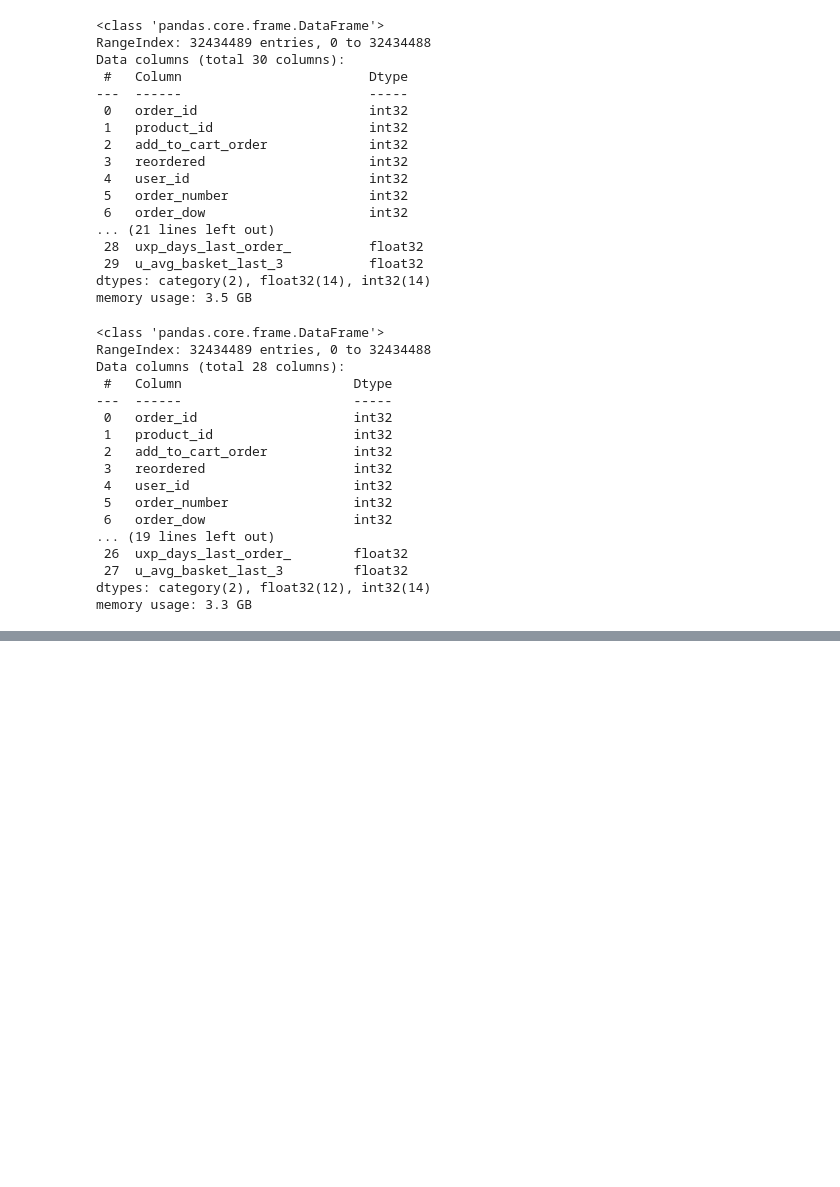
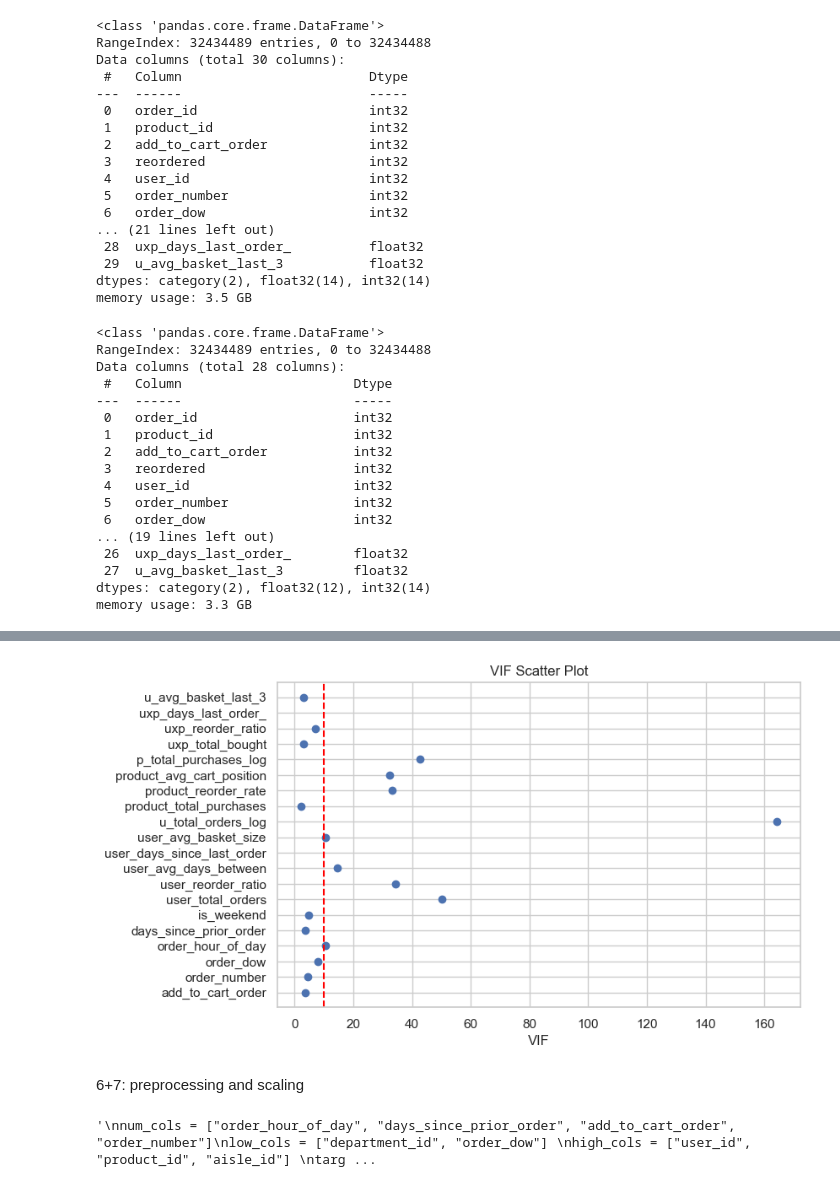
Before and after one commit to ameennasaireh10-hash/ML-project, a Jupyter notebook: FinalProject.ipynb, the cells around one changed output, grey strips where cells are left out. Saved outputs shown, nothing was run; the diff lists cells and outputs as text; code cells hidden in the pictures; blank space fills up the shorter version.

Commit message:
Dimensionality + Imbalanced data handling

```diff
--- a/FinalProject.ipynb
+++ b/FinalProject.ipynb
@@ -1178,0 +973,33 @@ Numeric Columns: 20
+# %%
+id_cols = ['order_id', 'user_id', 'product_id', 'aisle_id', 'department_id']
+low_cols = ["department_id", "order_dow" , "time_of_day"]
+high_cols = ["user_id", "product_id", "aisle_id"]
+
+final_df[high_cols] = final_df[high_cols].astype(str)
+#هالحركه سويتها بعد ما متت وانا بحلل الكود بعد ما طلعلي التنبيه هاض
+#Warning: No categorical columns found. Calling 'transform' will only return input data.
+#لما راجعت الانكوديرز تذكرت انه التارقيت ما بشتغل غير مع نصوص والاعمده اللي انا معطيه اياهم رقميات
+
+target_col = "reordered"
+Frequency_col = "product_name"
+
+#عدد الاعمده كبير جدا فقلت بعمل لوب + استثناءات عشان اريح راسي
+num_cols = (final_df.drop(columns=[target_col]).select_dtypes(include=["int32" , "float32"]).columns.tolist())
+num_cols = [c for c in num_cols if c not in id_cols]
+# %%
+#بدي استخدم VIF , هاض عباره عن فنكشن رياضي ببين قديش في ارتباط وتكرار بين الاعمده نفسهم
+#الهدف منه اني اشوف شو في اعمده فيهم تشابه كبير وبقدمو نفس المعلومه تقريبا عشان احذف واحد منهم
+
+SAMPLE_SIZE = 50000
+V = final_df[num_cols].sample(n=SAMPLE_SIZE , random_state = 42)
+
+vif = pd.DataFrame()
+vif["feature"] = V[num_cols].columns
+vif["VIF"] = [variance_inflation_factor(V.values , i) for i in range(V.shape[1])]
+
+#تحت 5 ممتاز
+#بين ال 6 وال 10 مقبول
+#اكثر من هيك بدك تشوف شو و وين في ترابط غير مهم وتبلش تحذف
+#ال inf حذف مباشره
+
+vif.sort_values("VIF" , ascending = True)
@@ -1178,0 +1024,9 @@ Numeric Columns: 20
+# %%
+plt.figure(figsize = (8 , 5))
+plt.scatter(vif["VIF"] , vif["feature"])
+plt.axvline(10 , color = 'red' , linestyle = '--')
+plt.xlabel("VIF")
+plt.title("VIF Scatter Plot")
+plt.show()
+# %% [output]
+[figure, added]
@@ -1178,0 +1050,2 @@ Numeric Columns: 20
+# %% [markdown]
+6+7: preprocessing and scaling
@@ -1178,0 +1195,15 @@ Numeric Columns: 20
+# %%
+'''
+num_cols = ["order_hour_of_day", "days_since_prior_order", "add_to_cart_order", "order_number"]
+low_cols = ["department_id", "order_dow"]
+high_cols = ["user_id", "product_id", "aisle_id"]
+target_col = "reordered"
+Frequency_col = "product_name"
+
+#الرسم ببينلك انه التوزيع مبعثر وغير طبيعي وبحتوي على اوتلايرز كثيييييررر ,  عشان هيك كان افضل خيار استخدام
+#SD لانه افضل بالتعامل مع الاوتلايرز وما بتأثر فيهم بشكل واضح وسلبي
+
+#which_scaler(num_cols)
+'''
+# %% [output]
+'\nnum_cols = ["order_hour_of_day", "days_since_prior_order", "add_to_cart_order", "order_number"]\nlow_cols = ["department_id", "order_dow"] \nhigh_cols = ["user_id", "product_id", "aisle_id"] \ntarg ...
```
Also changed, not shown: parts of 38 cells of this notebook.
